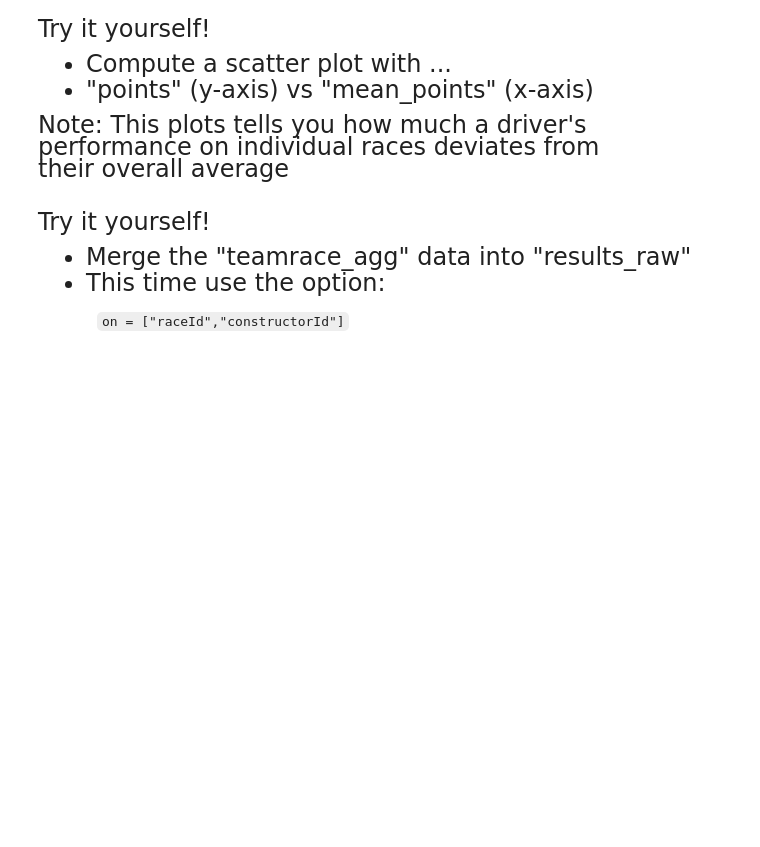
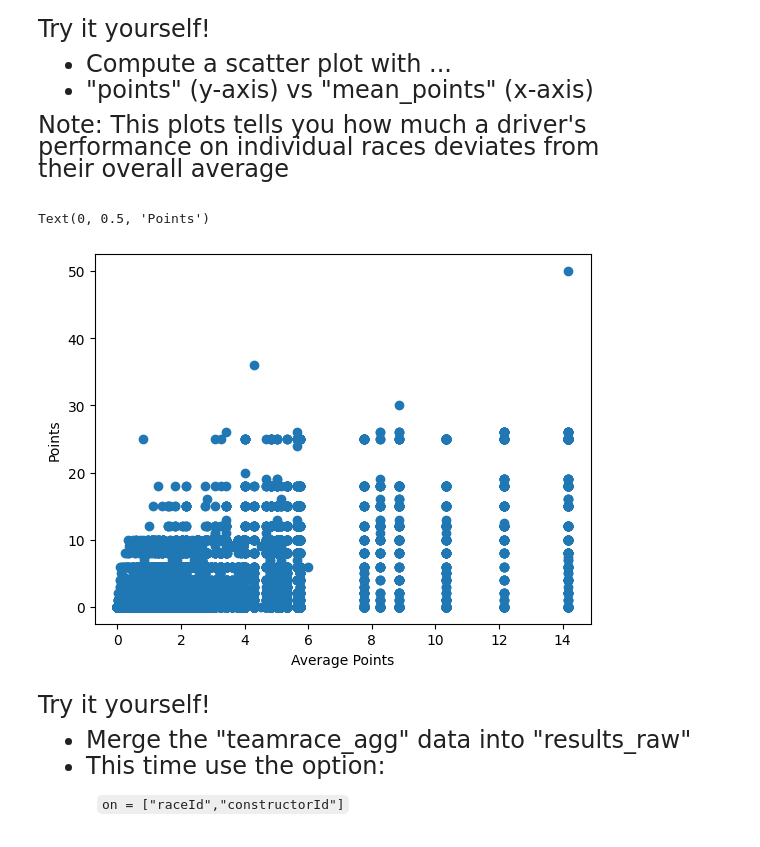
Before and after one commit to Evanwoska/emoryqtm151, a Jupyter notebook: Lecture 14/Lecture 14 (personal notes).ipynb, the cells around one changed output. Drawn from its saved outputs; the diff is of its cells as text; code cells hidden in the pictures; blank space fills up the shorter version.

```diff
--- a/Lecture 14/Lecture 14 (personal notes).ipynb
+++ b/Lecture 14/Lecture 14 (personal notes).ipynb
@@ -382,3 +380,12 @@ their overall average
+# %%
+# Write your own code
+
+plt.scatter(x = results_merge["mean_points"],y = results_merge["points"])
+plt.xlabel("Average Points")
+plt.ylabel("Points")
+# %% [output]
+Text(0, 0.5, 'Points')
+[figure, added]
 # %% [markdown]
 <font size = "5">
 
```
Also changed, not shown: parts of 2 cells of this notebook.
